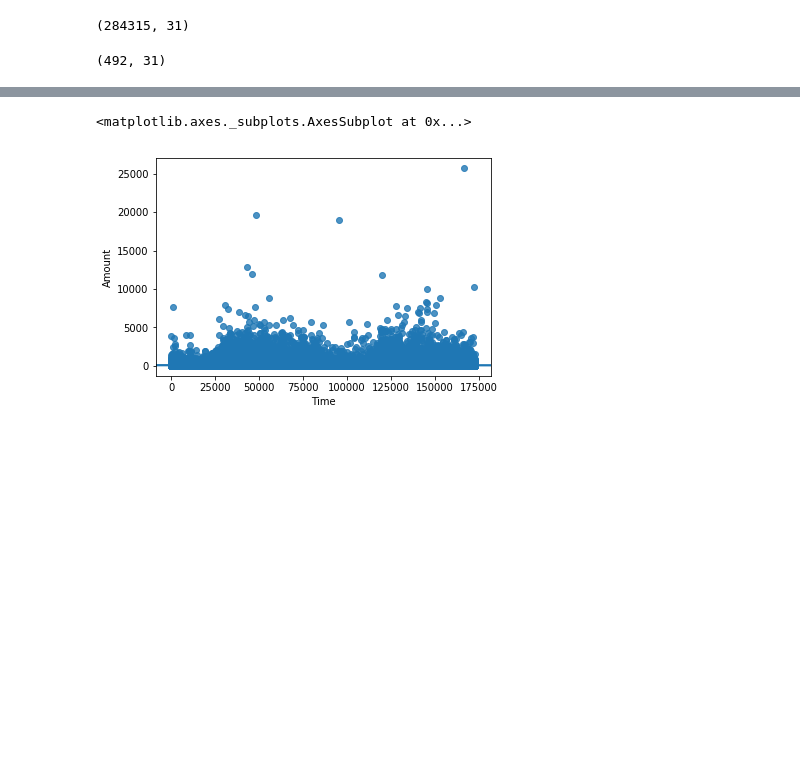
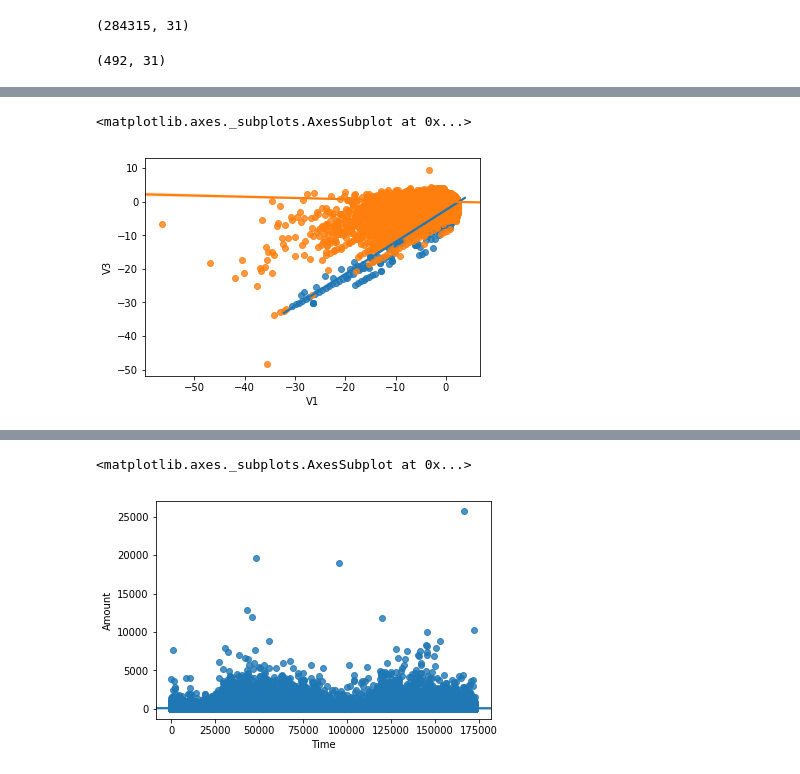
Before and after one commit to harineem1/Springboard01, a Jupyter notebook: Capstone/Capstone 1/Code/CreditCardDataStorytelling1.ipynb, the cells around one changed output, grey strips where cells are left out. Drawn from its saved outputs; the diff is of its cells as text; code cells hidden in the pictures; blank space fills up the shorter version.

```diff
--- a/Capstone/Capstone 1/Code/CreditCardDataStorytelling1.ipynb
+++ b/Capstone/Capstone 1/Code/CreditCardDataStorytelling1.ipynb
@@ -107,0 +119,8 @@ df1.shape
+# %%
+#Plot the V1 vs V3 for good and fraud transactions
+sns.regplot(x=df1["V1"], y=df1["V3"])
+sns.regplot(x=df0["V1"], y=df0["V3"])
+#Fraudulent transactions are concentrated at low values of v3 for a given v1
+# %% [output]
+<matplotlib.axes._subplots.AxesSubplot at 0x...>
+[figure, added]
```
Also changed, not shown: parts of 25 cells of this notebook.
